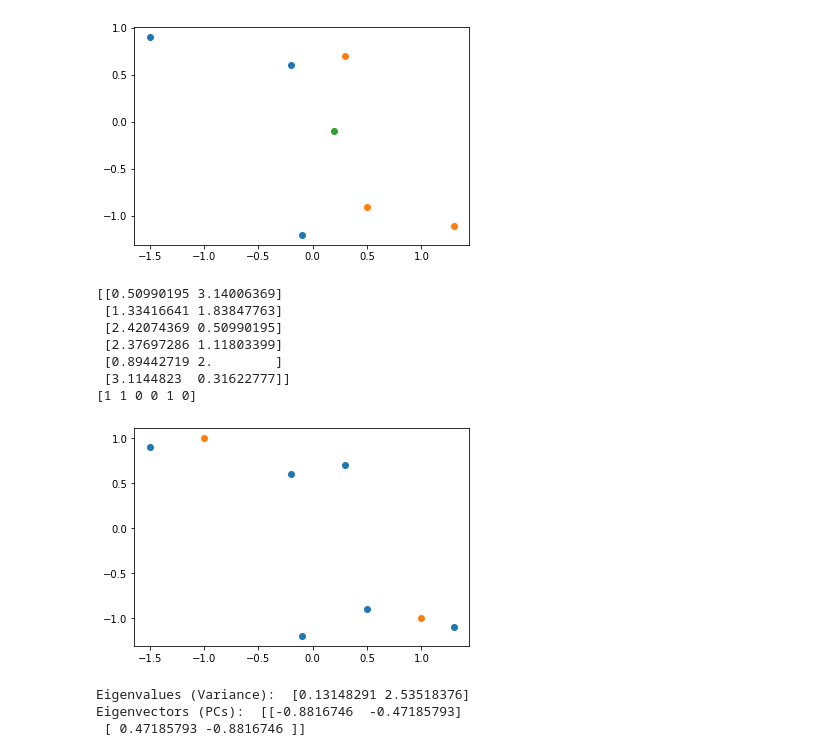
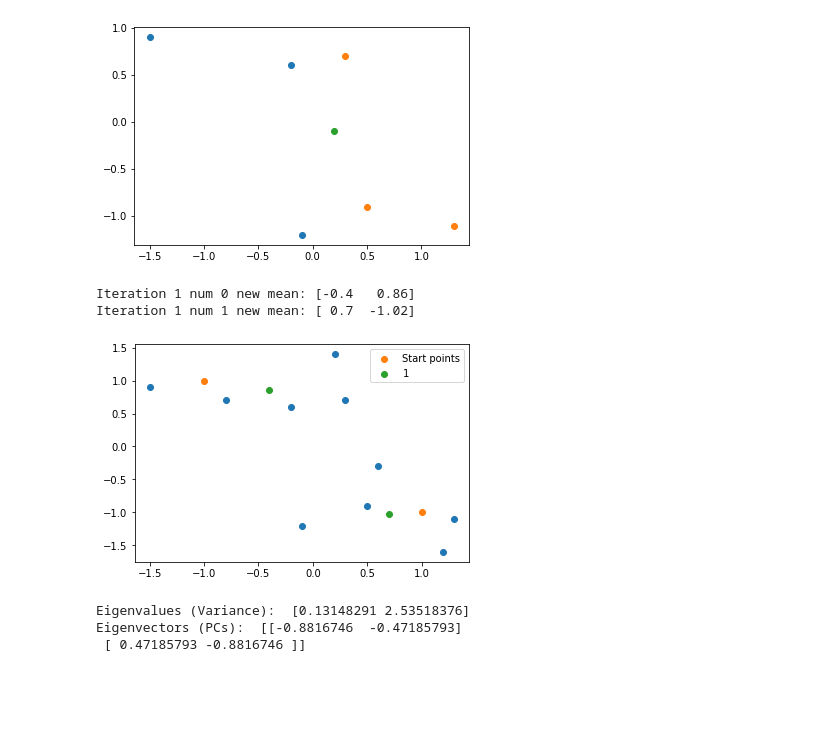
Before and after one commit to choiboy92/ImperialML, a Jupyter notebook: ML_exam_functions.ipynb, the cells around one changed output. Cells and saved outputs as stored; diff of their text form; code cells hidden in the pictures; blank space fills up the shorter version.

```diff
--- a/ML_exam_functions.ipynb
+++ b/ML_exam_functions.ipynb
@@ -368,37 +368,46 @@ i = 1 - (prior_1**2 + prior_2**2)
 # %%
 # K MEANS CLUSTERING
 data = np.array([[-1.5, 0.9],
                  [0.3, 0.7],
                  [0.5, -0.9],
                  [-0.1, -1.2],
                  [-0.2, 0.6],
-                 [1.3, -1.1]])
+                 [1.3, -1.1],
+                 [0.2, 1.4],
+                 [-0.8, 0.7],
+                 [1.2, -1.6],
+                 [0.6, -0.3]])
 start = np.array([[-1, 1],    #1st mean
                   [1, -1]])   #2nd mean
 plt.scatter(data[:,0], data[:,1])
-plt.scatter(start[:, 0], start[:, 1])
+
 
 def k_means_clustering(data, start, k, it):
-  dist = np.array([])
-  for i in range(0, len(data)):
-    for n in range(0, k):
-      dist = np.append(dist, np.linalg.norm(data[i]-start[n]))
-  #print(dist.reshape(-1, 2))    #col1 = distance of point from mean 1, etc.
-  print(np.argmax(dist.reshape(-1, 2), axis=-1))
-  #idx = np.argpartition(np.array(dist), k)[:k]
+  mean = start
+  plt.scatter(start[:, 0], start[:, 1], label="Start points")
+  for iter in range(0, it):
+    dist = np.array([])
+    for i in range(0, len(data)):
+      for n in range(0, k):
+        dist = np.append(dist, np.linalg.norm(data[i]-mean[n]))
+    #print(dist.reshape(-1, 2))    #col1 = distance of point from mean 1, etc.
+    classes = np.argmin(dist.reshape(-1, 2), axis=-1)
+    #print(classes)
 
+    new_mean = np.array([])
+    for p in range(0,k):
+      print("Iteration",iter+1, "num", p, "new mean:", np.mean(data[classes==p], axis=0))
+      new_mean = np.append(new_mean, np.mean(data[classes==p], axis=0)).reshape(-1,k)
+    mean = new_mean
+    plt.scatter(mean[:, 0], mean[:, 1], label=iter+1)
+    plt.legend()
   return
 
-kmc_test = k_means_clustering(data, start, 2, 1)
+k_means_clustering(data, start, 2, 1)
 # %% [output]
-[[0.50990195 3.14006369]
- [1.33416641 1.83847763]
- [2.42074369 0.50990195]
- [2.37697286 1.11803399]
- [0.89442719 2.        ]
- [3.1144823  0.31622777]]
-[1 1 0 0 1 0]
+Iteration 1 num 0 new mean: [-0.4   0.86]
+Iteration 1 num 1 new mean: [ 0.7  -1.02]
-[figure, old version]
+[figure, new version]
 # %%
 # PCA
 
```
Also changed, not shown: parts of 2 cells of this notebook.
